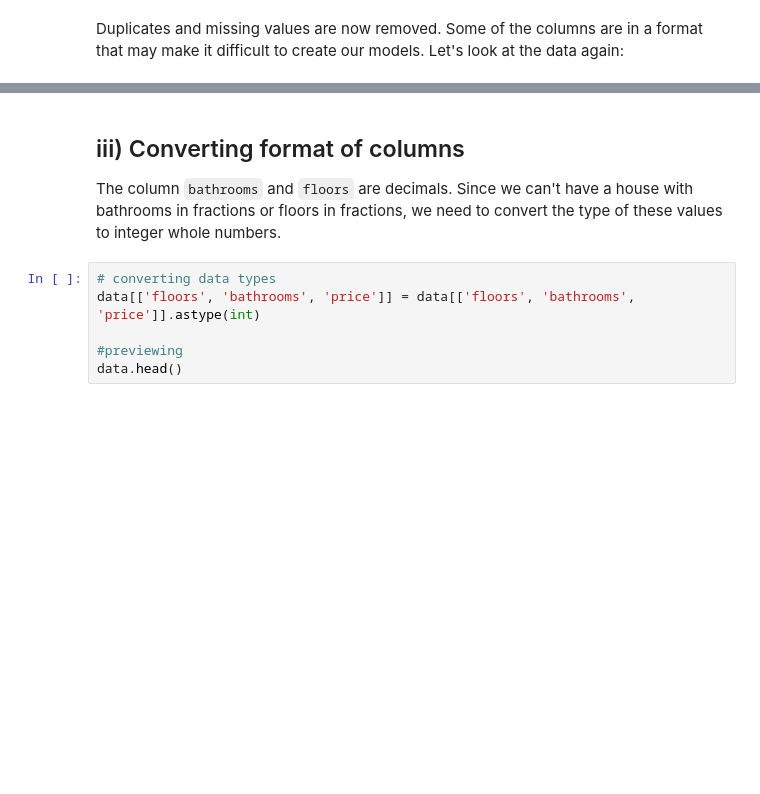
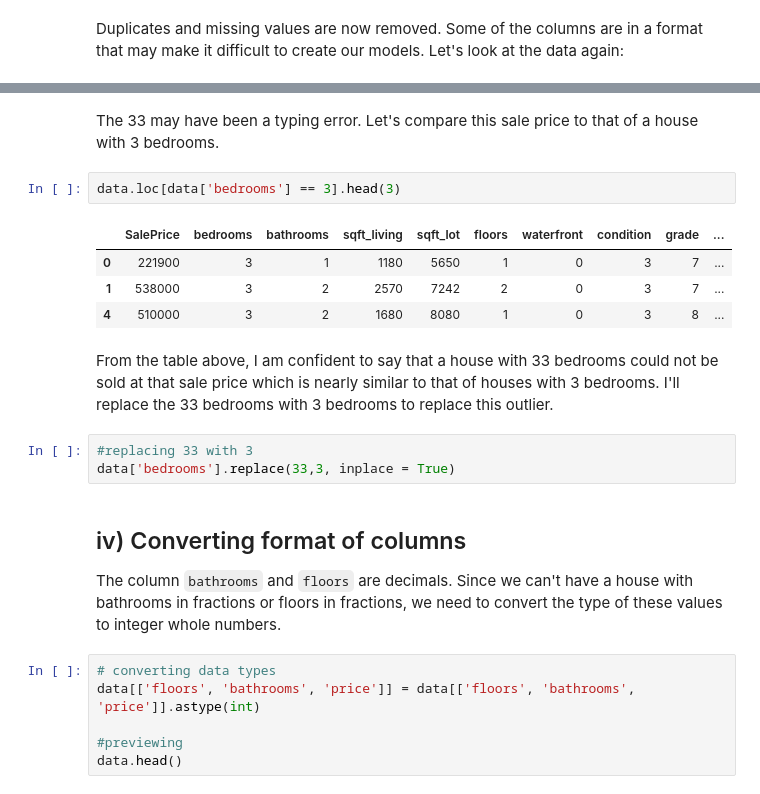
Before and after one commit to brandonbush2/Elite-Properties-Project, a Jupyter notebook: Elite Properties Group.ipynb, the cells around one changed output, grey strips where cells are left out. Drawn from its saved outputs; the diff is of its cells as text; blank space fills up the shorter version.

```diff
--- a/Elite Properties Group.ipynb
+++ b/Elite Properties Group.ipynb
@@ -171,5 +230,20 @@ data.head()
+# %% [markdown]
+The 33 may have been a typing error. Let's compare this sale price to that of a house with 3 bedrooms.
+# %%
+data.loc[data['bedrooms'] == 3].head(3)
+# %% [output]
+|  | SalePrice | bedrooms | bathrooms | sqft_living | sqft_lot | floors | waterfront | condition | grade | ... |
+| 0 | 221900 | 3 | 1 | 1180 | 5650 | 1 | 0 | 3 | 7 | ... |
+| 1 | 538000 | 3 | 2 | 2570 | 7242 | 2 | 0 | 3 | 7 | ... |
+| 4 | 510000 | 3 | 2 | 1680 | 8080 | 1 | 0 | 3 | 8 | ... |
+# %% [markdown]
+From the table above, I am confident to say that a house with 33 bedrooms could not be sold at that sale price which is nearly similar to that of houses with 3 bedrooms.
+I'll replace the 33 bedrooms with 3 bedrooms to replace this outlier.
+# %%
+#replacing 33 with 3
+data['bedrooms'].replace(33,3, inplace = True)
 # %% [markdown]
-## iii) Converting format of columns
+## iv) Converting format of columns
 The column `bathrooms` and `floors` are decimals. Since we can't have a house with bathrooms in fractions or floors in fractions, we need to convert the type of these values to integer whole numbers.
 # %%
 # converting data types
```
Also changed, not shown: parts of 19 cells of this notebook.
